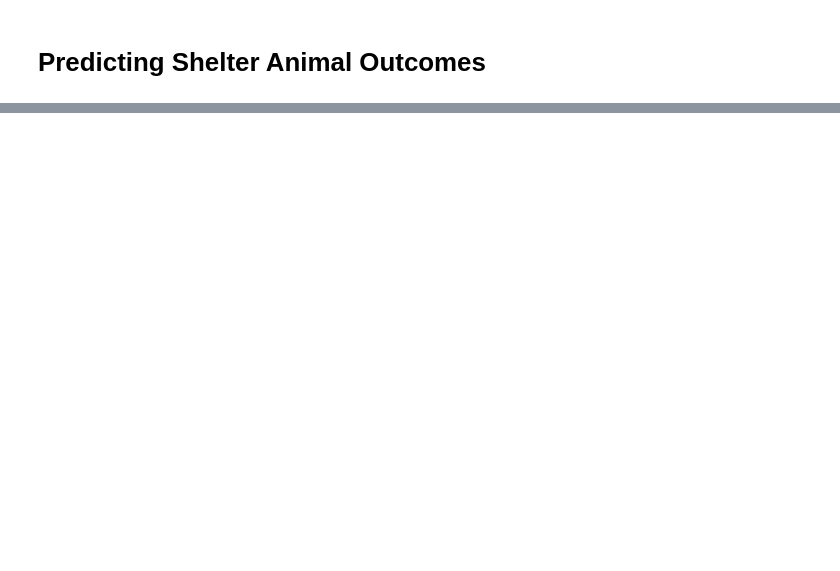
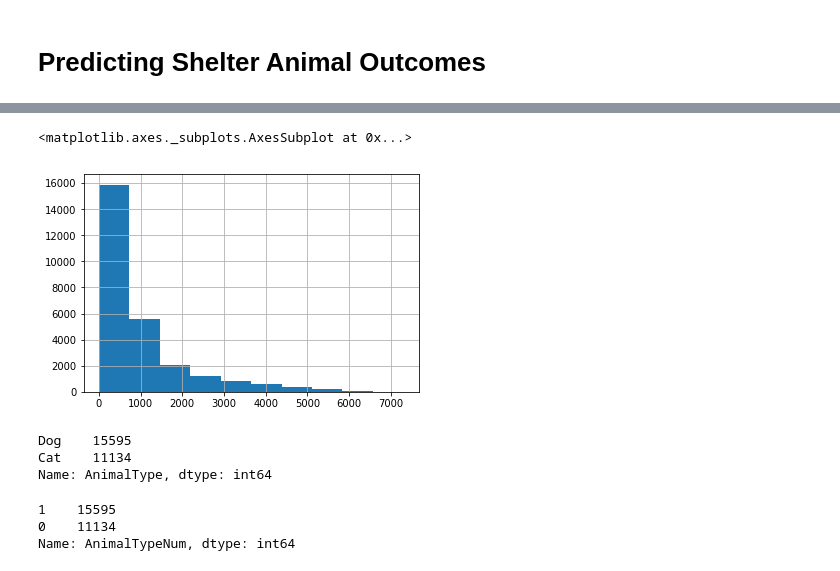
Before and after one commit to nicoleng/shelter_animal_prediction, a Jupyter notebook: Animal Shelter Prediction.ipynb, the cells around one changed output, grey strips where cells are left out. Cells and saved outputs as stored; diff of their text form; code cells hidden in the pictures; blank space fills up the shorter version.

Commit message:
formatting and basic analysis

```diff
--- a/Animal Shelter Prediction.ipynb
+++ b/Animal Shelter Prediction.ipynb
@@ -19,2 +122,5 @@ hihi
+# %%
+#format Datetime
+data['DateTime'] = pd.to_datetime(data['DateTime'])
 # %%
 typeData = data.groupby("AnimalType")
@@ -20,0 +141,20 @@ typeData = data.groupby("AnimalType")
+# %%
+dataAge = data.AgeuponOutcome.tolist()
+# %%
+# create list of age in days
+AgeinDays = []
+for i in dataAge:
+    if type(i) == str :
+        num = (i.split()[0])
+        letter = (i.split()[1][0])
+        if(letter == 'y'):
+            days = int(num)*365
+        elif(letter == 'm'):
+            days = int(num)*30
+        elif(letter == 'w'):
+            days = int(num)*7
+        else:
+            days = int(num)
+        AgeinDays.append(days)
+    else:
+        AgeinDays.append(0)
@@ -20,0 +182,3 @@ typeData = data.groupby("AnimalType")
+# %%
+# append numerical age column to data set
+data['AgeinDays'] = AgeinDays
@@ -20,0 +195,11 @@ typeData = data.groupby("AnimalType")
+# %%
+data.AgeinDays.hist()
+# %% [output]
+<matplotlib.axes._subplots.AxesSubplot at 0x...>
+[figure, added]
+# %%
+data.AnimalType.value_counts()
+# %% [output]
+Dog    15595
+Cat    11134
+Name: AnimalType, dtype: int64
@@ -20,0 +210,6 @@ typeData = data.groupby("AnimalType")
+# %%
+data.AnimalTypeNum.value_counts()
+# %% [output]
+1    15595
+0    11134
+Name: AnimalTypeNum, dtype: int64
```
Also changed, not shown: parts of 37 cells of this notebook.
